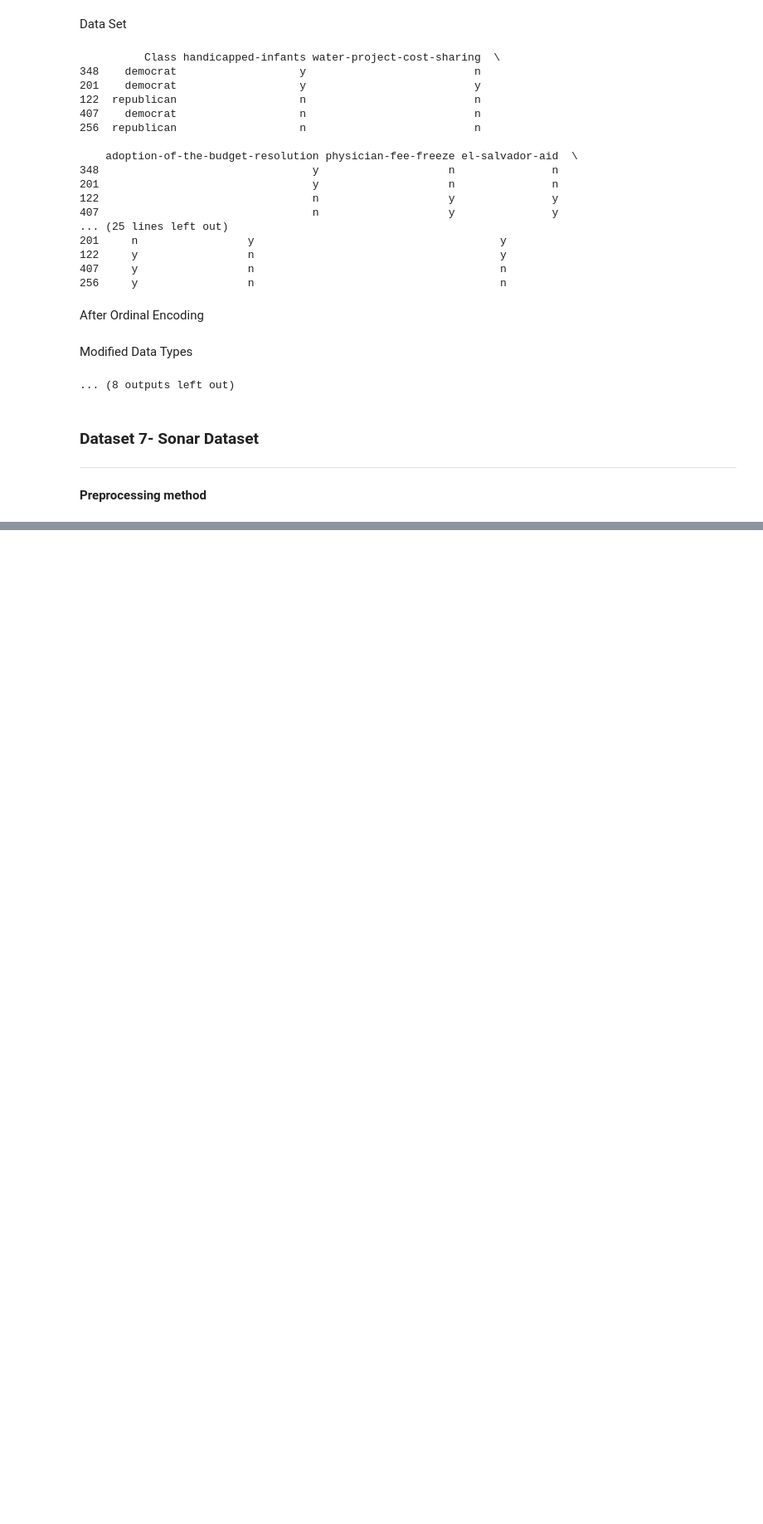
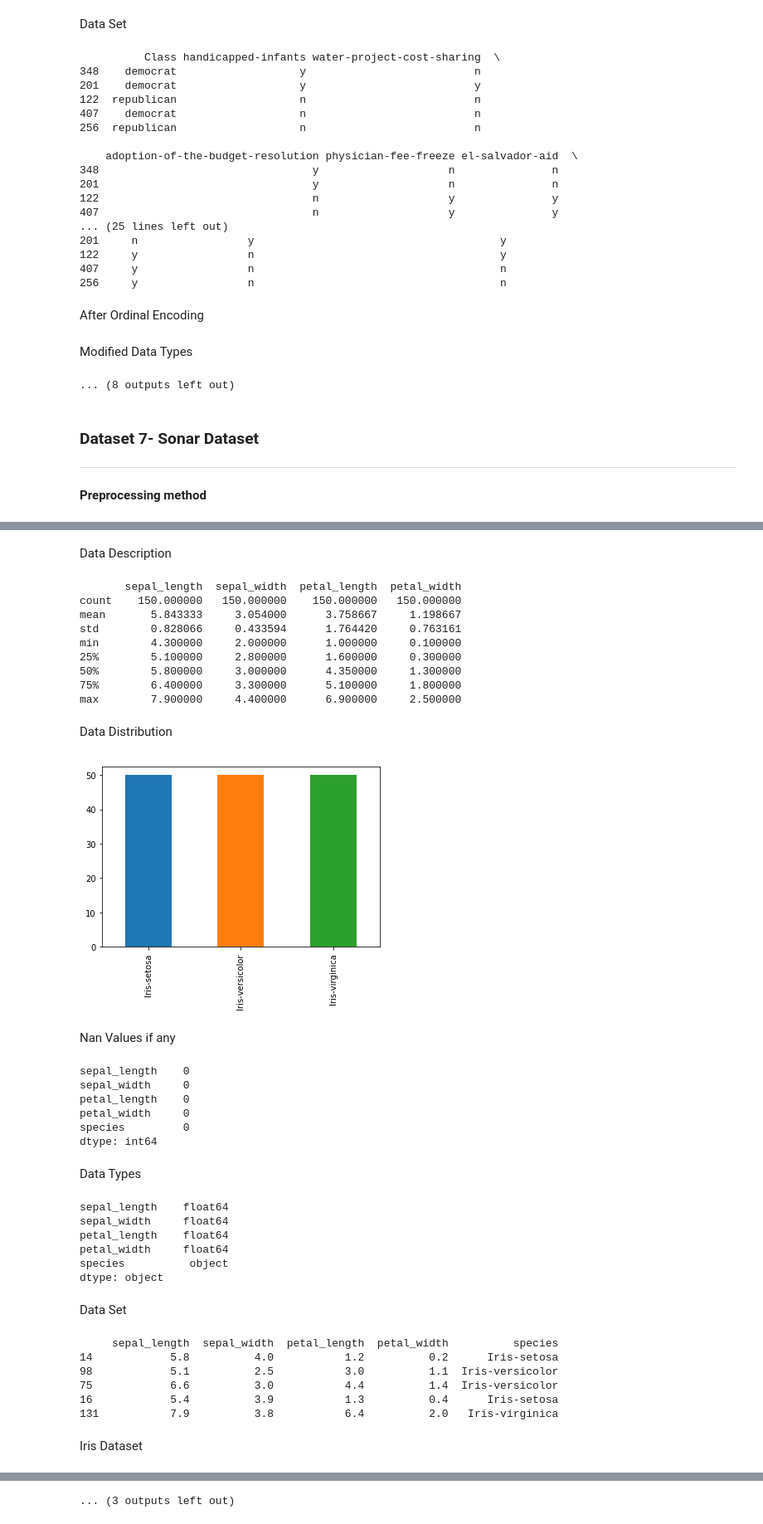
Before and after one commit to RoseMinu/Random-Forest-Pruning-Techniques, a Jupyter notebook: Preprocessed_DataSets.ipynb, the cells around one changed output, grey strips where cells are left out. Shown at 83% size. Drawn from its saved outputs; the diff is of its cells as text; code cells hidden in the pictures; blank space fills up the shorter version.

```diff
--- a/Preprocessed_DataSets.ipynb
+++ b/Preprocessed_DataSets.ipynb
@@ -383,0 +845,69 @@ def mouse_protein_data():
+# %%
+#Iris Dataset from UCI
+#https://archive.ics.uci.edu/ml/datasets/iris
+def get_IrisData():
+    #Reading dataset from the csv file
+    df_iris=pd.read_csv('iris.csv')
+    printmrdwn("Data Description")
+    print(df_iris.describe())
+    #Randomozing the dataset rows
+    np.random.seed(1)
+    shuffled_index=np.random.permutation(df_iris.index)
+    df_iris=df_iris.loc[shuffled_index]
+    #NonUniform distribution of data
+    printmrdwn("Data Distribution")
+    df_iris['species'].value_counts().sort_index().plot.bar()
+    plt.show()
+    printmrdwn("Nan Values if any")
+    print(df_iris.isna().sum())
+    printmrdwn("Data Types")
+    print(df_iris.dtypes)
+    printmrdwn("Data Set")
+    print(df_iris.head(5))
+    #Convert dataset into taarget and attribute set
+    # axis 1 refers to the columns
+    X= df_iris.drop('species', axis = 1)
+    y=df_iris['species']
+    printmrdwn("Iris Dataset")
+    print(X.head(5))
+    printmrdwn("Class Column")
+    print(y.head(5))
+    return X, y
+# %%
+X_iris,y_iris=get_IrisData()
+plot_data("Iris Data",X_iris,y_iris)
+# %% [output]
+Data Description
+       sepal_length  sepal_width  petal_length  petal_width
+count    150.000000   150.000000    150.000000   150.000000
+mean       5.843333     3.054000      3.758667     1.198667
+std        0.828066     0.433594      1.764420     0.763161
+min        4.300000     2.000000      1.000000     0.100000
+25%        5.100000     2.800000      1.600000     0.300000
+50%        5.800000     3.000000      4.350000     1.300000
+75%        6.400000     3.300000      5.100000     1.800000
+max        7.900000     4.400000      6.900000     2.500000
+Data Distribution
+[figure, added]
+Nan Values if any
+sepal_length    0
+sepal_width     0
+petal_length    0
+petal_width     0
+species         0
+dtype: int64
+Data Types
+sepal_length    float64
+sepal_width     float64
+petal_length    float64
+petal_width     float64
+species          object
+dtype: object
+Data Set
+     sepal_length  sepal_width  petal_length  petal_width          species
+14            5.8          4.0           1.2          0.2      Iris-setosa
+98            5.1          2.5           3.0          1.1  Iris-versicolor
+75            6.6          3.0           4.4          1.4  Iris-versicolor
+16            5.4          3.9           1.3          0.4      Iris-setosa
+131           7.9          3.8           6.4          2.0   Iris-virginica
+Iris Dataset
@@ -384 +920,2 @@ def mouse_protein_data():
+... (3 outputs left out)
 # %% [markdown]
```
Also changed, not shown: parts of 33 cells of this notebook.
